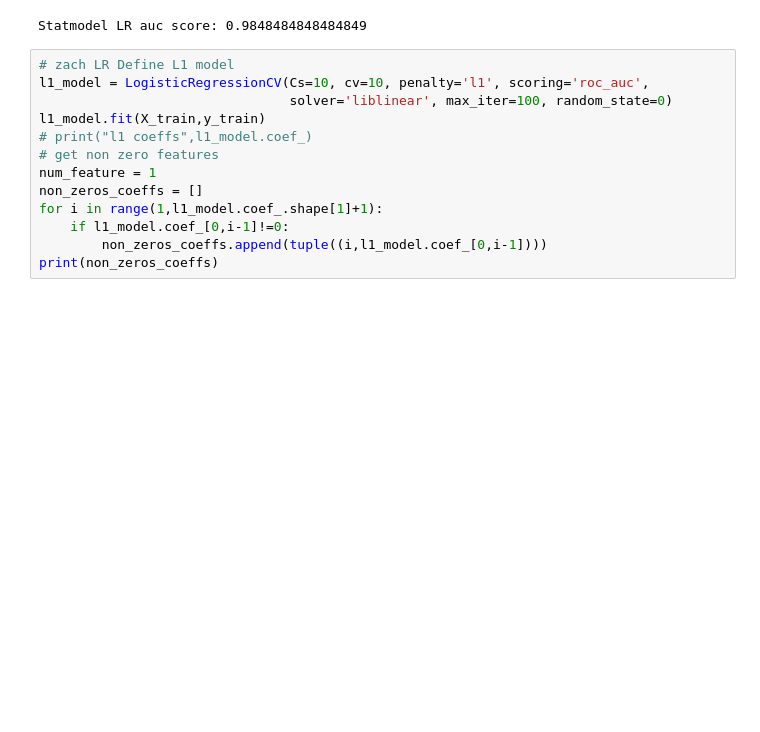
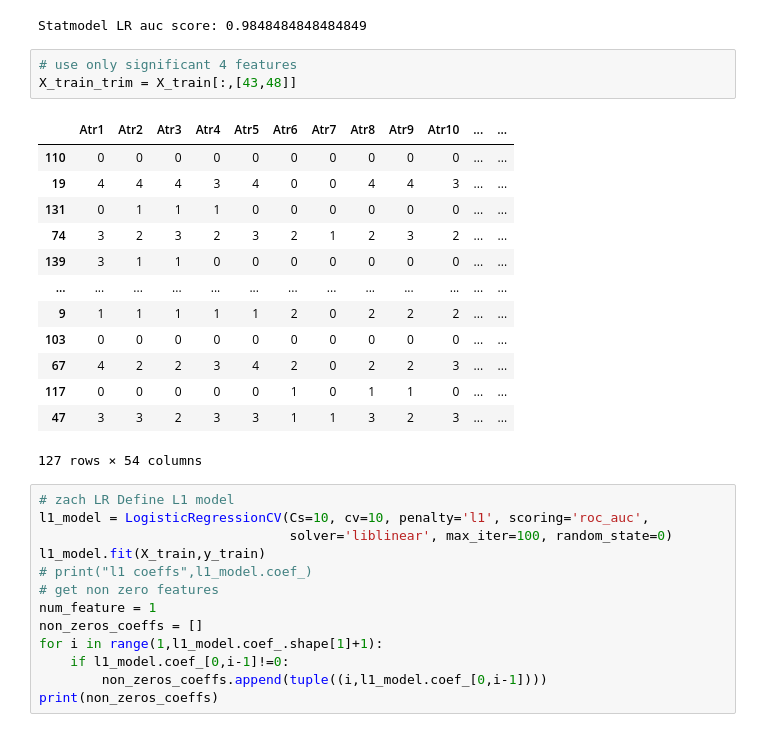
Before and after one commit to soniakhilesh/divorceanalytics, a Jupyter notebook: predict.ipynb, the cells around one changed output. Saved outputs shown, nothing was run; the diff lists cells and outputs as text; blank space fills up the shorter version.

```diff
--- a/predict.ipynb
+++ b/predict.ipynb
@@ -126,6 +126,23 @@ roc_auc= roc_auc_score(y_test, y_predict)
 print("Statmodel LR auc score:", roc_auc)
 # %% [output]
 Statmodel LR auc score: 0.9848484848484849
+# %%
+# use only significant 4 features
+X_train_trim = X_train[:,[43,48]]
+# %% [output]
+|  | Atr1 | Atr2 | Atr3 | Atr4 | Atr5 | Atr6 | Atr7 | Atr8 | Atr9 | Atr10 | ... | ... |
+| 110 | 0 | 0 | 0 | 0 | 0 | 0 | 0 | 0 | 0 | 0 | ... | ... |
+| 19 | 4 | 4 | 4 | 3 | 4 | 0 | 0 | 4 | 4 | 3 | ... | ... |
+| 131 | 0 | 1 | 1 | 1 | 0 | 0 | 0 | 0 | 0 | 0 | ... | ... |
+| 74 | 3 | 2 | 3 | 2 | 3 | 2 | 1 | 2 | 3 | 2 | ... | ... |
+| 139 | 3 | 1 | 1 | 0 | 0 | 0 | 0 | 0 | 0 | 0 | ... | ... |
+| ... | ... | ... | ... | ... | ... | ... | ... | ... | ... | ... | ... | ... |
+| 9 | 1 | 1 | 1 | 1 | 1 | 2 | 0 | 2 | 2 | 2 | ... | ... |
+| 103 | 0 | 0 | 0 | 0 | 0 | 0 | 0 | 0 | 0 | 0 | ... | ... |
+| 67 | 4 | 2 | 2 | 3 | 4 | 2 | 0 | 2 | 2 | 3 | ... | ... |
+| 117 | 0 | 0 | 0 | 0 | 0 | 1 | 0 | 1 | 1 | 0 | ... | ... |
+| 47 | 3 | 3 | 2 | 3 | 3 | 1 | 1 | 3 | 2 | 3 | ... | ... |
+127 rows × 54 columns
 # %%
 # zach LR Define L1 model
 l1_model = LogisticRegressionCV(Cs=10, cv=10, penalty='l1', scoring='roc_auc',
```
Also changed, not shown: parts of 1 cell of this notebook.
